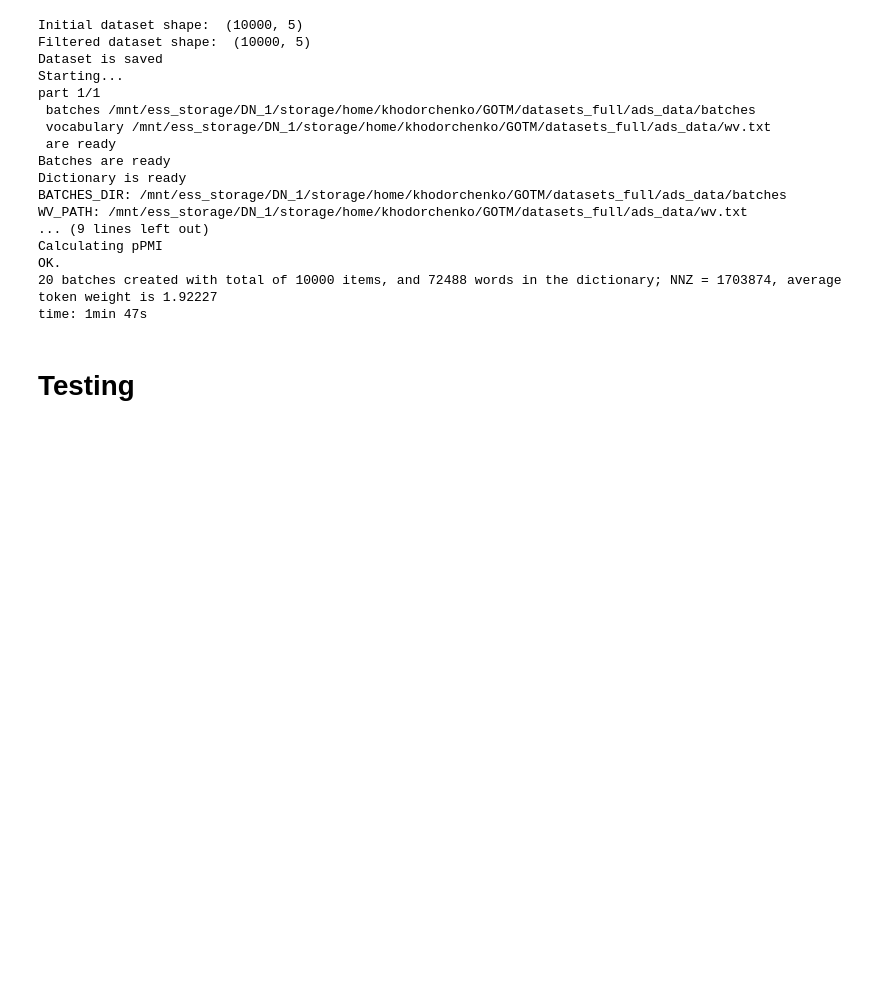
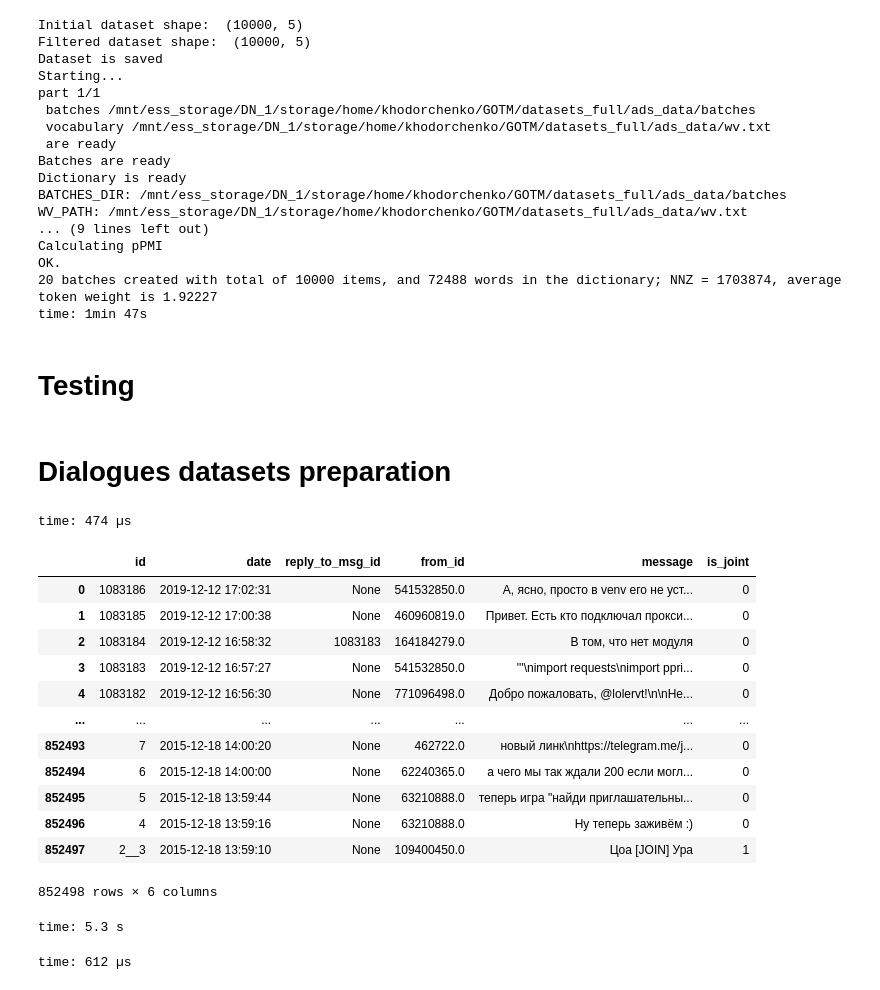
Before and after one commit to aimclub/AutoTM, a Jupyter notebook: datasets_preparation.ipynb, the cells around one changed output. Saved outputs shown, nothing was run; the diff lists cells and outputs as text; code cells hidden in the pictures; blank space fills up the shorter version.

Commit message:
chat data prep

```diff
--- a/datasets_preparation.ipynb
+++ b/datasets_preparation.ipynb
@@ -637,3 +660,36 @@ amazon_food
 ! ls /mnt/ess_storage/DN_1/archive/jupyter-notebooks-133/mailru/kh-mruml/notebooks/tm/Quality_Assessment
 # %%
 ! bigartm
+# %% [markdown]
+# Dialogues datasets preparation
+# %%
+MAIN_DIALOGUE_DATA_PATH = "/mnt/ess_storage/DN_1/storage/qa-system-research/ClickHouseChat/datasets"
+# %%
+clickhouse_data = os.path.join(MAIN_DIALOGUE_DATA_PATH, "clickhouse_ru.combined_messages_by_author_and_time.json")
+python_data = os.path.join(MAIN_DIALOGUE_DATA_PATH, "ru_python.combined_messages_by_author_and_time.json")
+kino_data = os.path.join(MAIN_DIALOGUE_DATA_PATH, "kinota1k.combined_messages_by_author_and_time.json")
+# %% [output]
+time: 474 µs
+# %%
+pd.read_json(python_data, lines=True)
+# %% [output]
+|  | id | date | reply_to_msg_id | from_id | message | is_joint |
+| 0 | 1083186 | 2019-12-12 17:02:31 | None | 541532850.0 | А, ясно, просто в venv его не уст... | 0 |
+| 1 | 1083185 | 2019-12-12 17:00:38 | None | 460960819.0 | Привет. Есть кто подключал прокси... | 0 |
+| 2 | 1083184 | 2019-12-12 16:58:32 | 1083183 | 164184279.0 | В том, что нет модуля | 0 |
+| 3 | 1083183 | 2019-12-12 16:57:27 | None | 541532850.0 | '''\nimport requests\nimport ppri... | 0 |
+| 4 | 1083182 | 2019-12-12 16:56:30 | None | 771096498.0 | Добро пожаловать, @lolervt!\n\nНе... | 0 |
+| ... | ... | ... | ... | ... | ... | ... |
+| 852493 | 7 | 2015-12-18 14:00:20 | None | 462722.0 | новый линк\nhttps://telegram.me/j... | 0 |
+| 852494 | 6 | 2015-12-18 14:00:00 | None | 62240365.0 | а чего мы так ждали 200 если могл... | 0 |
+| 852495 | 5 | 2015-12-18 13:59:44 | None | 63210888.0 | теперь игра "найди приглашательны... | 0 |
+| 852496 | 4 | 2015-12-18 13:59:16 | None | 63210888.0 | Ну теперь заживём :) | 0 |
+| 852497 | 2__3 | 2015-12-18 13:59:10 | None | 109400450.0 | Цоа [JOIN] Ура | 1 |
+852498 rows × 6 columns
+time: 5.3 s
+# %%
+clickhouse_full_folder = '/mnt/ess_storage/DN_1/storage/home/khodorchenko/GOTM/datasets_full/clickhouse_data/'
+python_full_folder = '/mnt/ess_storage/DN_1/storage/home/khodorchenko/GOTM/datasets_full/python_data/'
+kino_full_folder = '/mnt/ess_storage/DN_1/storage/home/khodorchenko/GOTM/datasets_full/kino_data/'
+# %% [output]
+time: 612 µs
```
Also changed, not shown: parts of 19 cells of this notebook, 3 other files.
